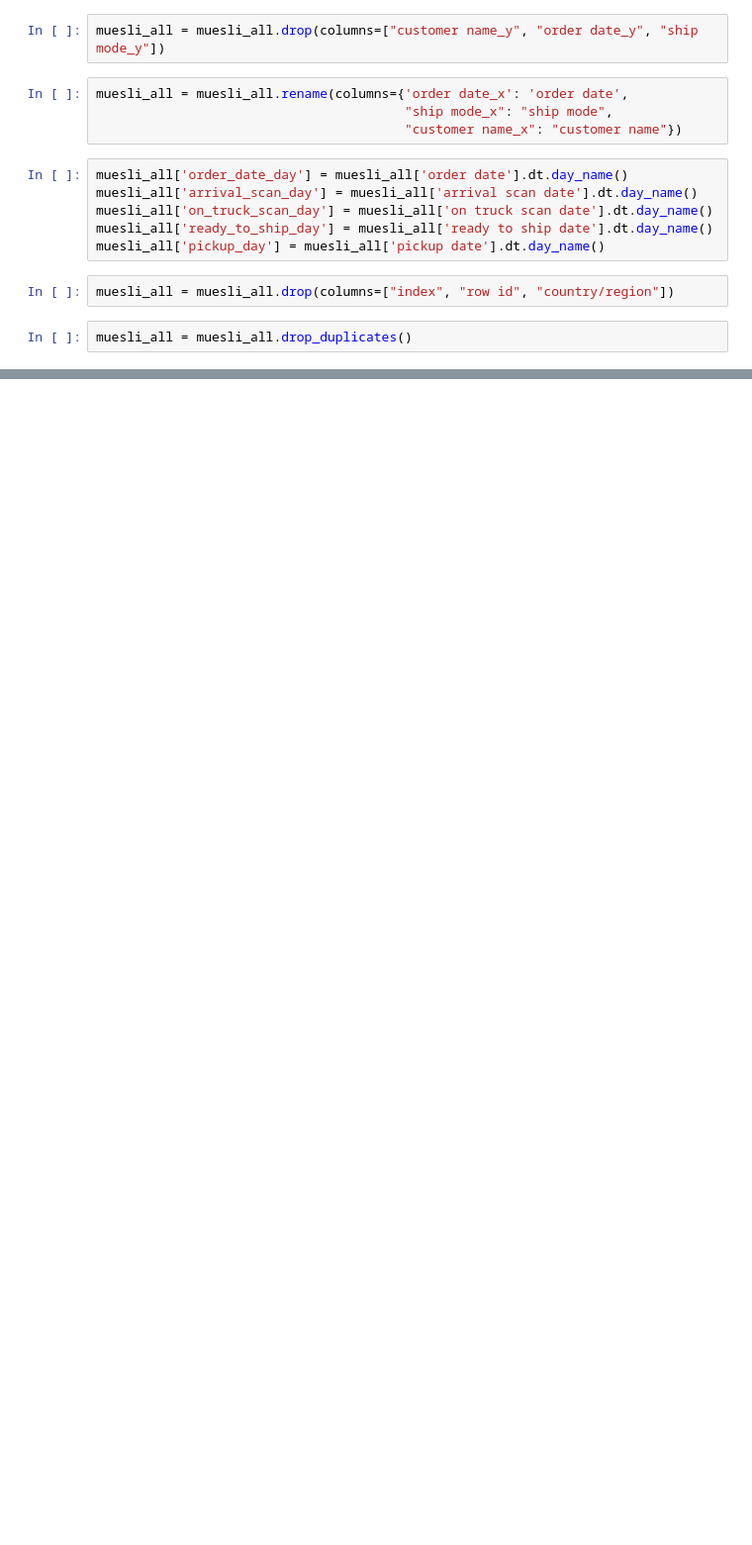
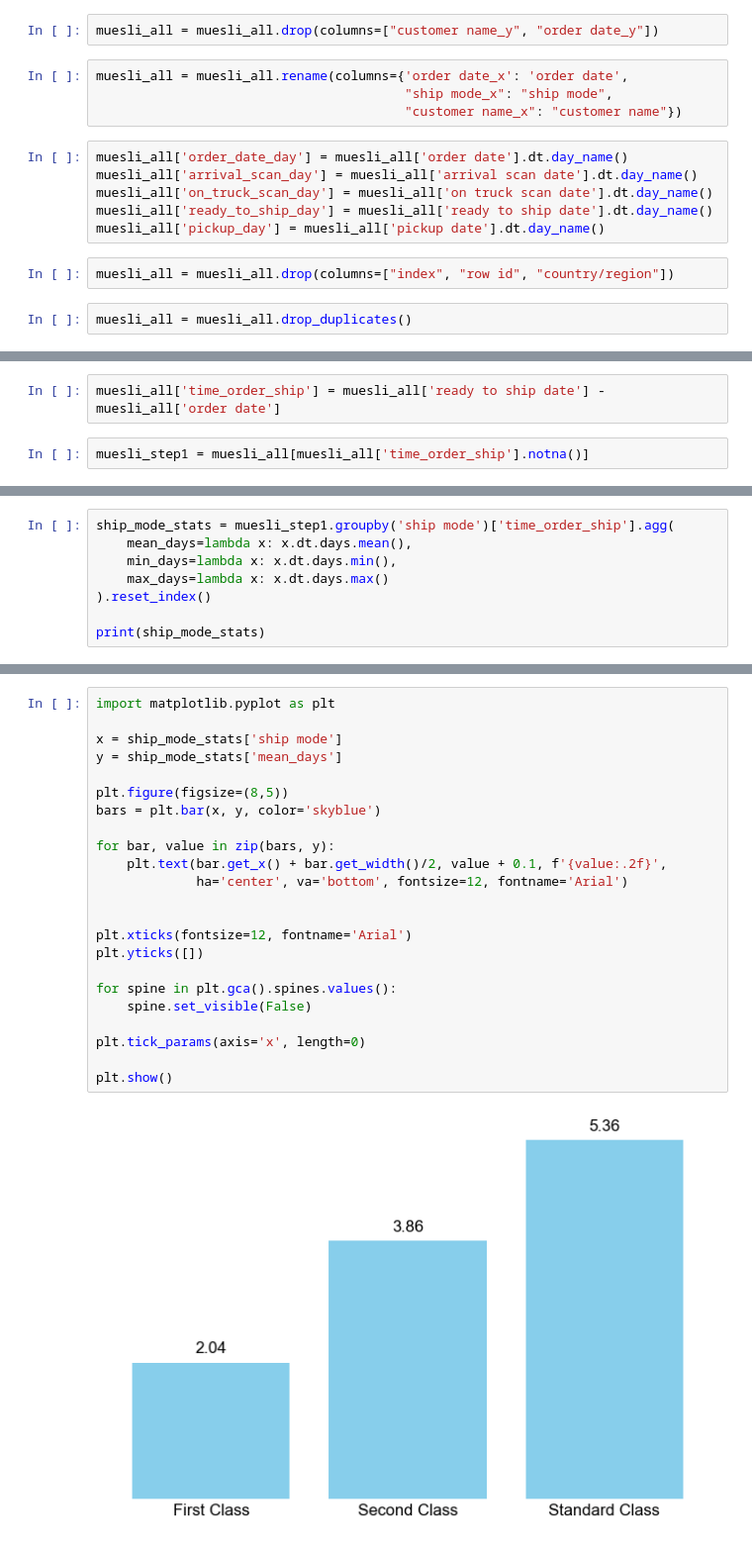
Before and after one commit to Eyetsko/Muesli-Project, a Jupyter notebook: EDA_Lea.ipynb, the cells around one changed output, grey strips where cells are left out. Shown at 99% size. Cells and saved outputs as stored; diff of their text form; blank space fills up the shorter version.

```diff
--- a/EDA_Lea.ipynb
+++ b/EDA_Lea.ipynb
@@ -80,7 +80,7 @@ muesli_all = orders.merge(campaign, on="Order ID", how="left") \
 # %%
 muesli_all.columns = muesli_all.columns.str.lower()
 # %%
-muesli_all = muesli_all.drop(columns=["customer name_y", "order date_y", "ship mode_y"])
+muesli_all = muesli_all.drop(columns=["customer name_y", "order date_y"])
 # %%
 muesli_all = muesli_all.rename(columns={'order date_x': 'order date',
                                         "ship mode_x": "ship mode",
@@ -117,0 +122,4 @@ muesli_all
+# %%
+muesli_all['time_order_ship'] = muesli_all['ready to ship date'] - muesli_all['order date']
+# %%
+muesli_step1 = muesli_all[muesli_all['time_order_ship'].notna()]
@@ -117,0 +140,8 @@ muesli_all
+# %%
+ship_mode_stats = muesli_step1.groupby('ship mode')['time_order_ship'].agg(
+    mean_days=lambda x: x.dt.days.mean(),
+    min_days=lambda x: x.dt.days.min(),
+    max_days=lambda x: x.dt.days.max()
+).reset_index()
+
+print(ship_mode_stats)
@@ -117,0 +153,25 @@ muesli_all
+# %%
+import matplotlib.pyplot as plt
+
+x = ship_mode_stats['ship mode']
+y = ship_mode_stats['mean_days']
+
+plt.figure(figsize=(8,5))
+bars = plt.bar(x, y, color='skyblue')
+
+for bar, value in zip(bars, y):
+    plt.text(bar.get_x() + bar.get_width()/2, value + 0.1, f'{value:.2f}',
+             ha='center', va='bottom', fontsize=12, fontname='Arial')
+
+
+plt.xticks(fontsize=12, fontname='Arial')
+plt.yticks([])
+
+for spine in plt.gca().spines.values():
+    spine.set_visible(False)
+
+plt.tick_params(axis='x', length=0)
+
+plt.show()
+# %% [output]
+[figure, added]
```
Also changed, not shown: parts of 30 cells of this notebook.
